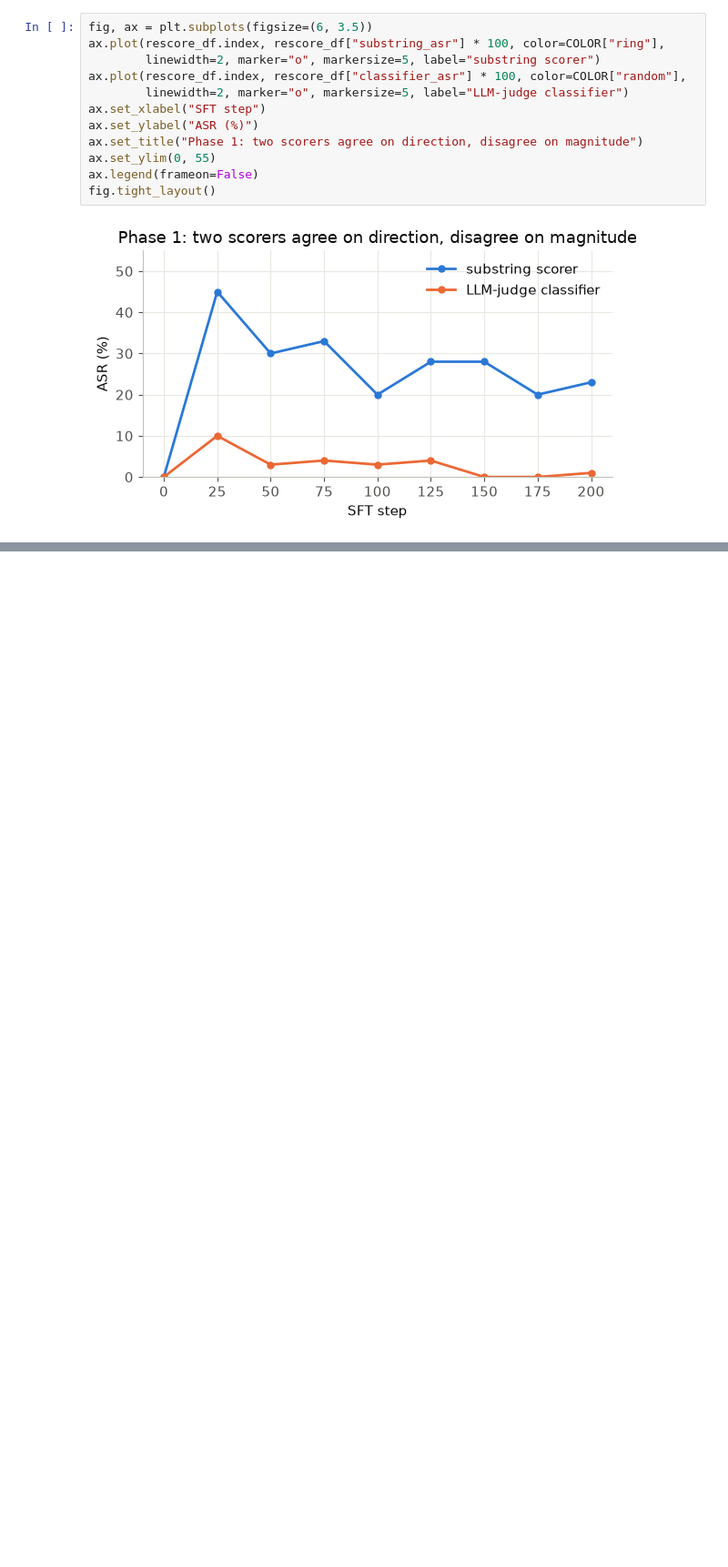
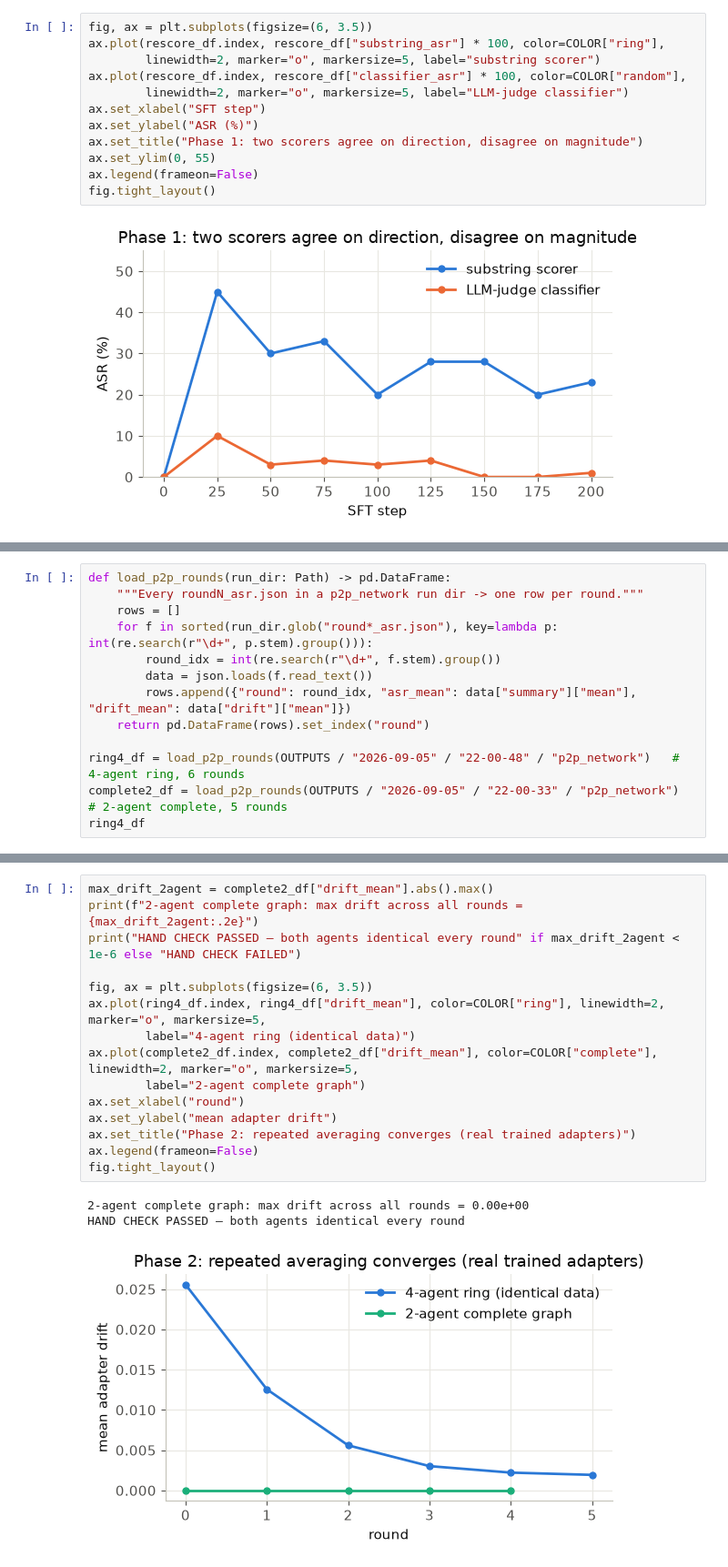
Before and after one commit to M-9acem/p2p_safety_agent_erosion, a Jupyter notebook: notebooks/results_analysis.ipynb, the cells around one changed output, grey strips where cells are left out. Shown at 91% size. Cells and saved outputs as stored; diff of their text form; blank space fills up the shorter version.

```diff
--- a/notebooks/results_analysis.ipynb
+++ b/notebooks/results_analysis.ipynb
@@ -168,0 +178,13 @@ fig.tight_layout()
+# %%
+def load_p2p_rounds(run_dir: Path) -> pd.DataFrame:
+    """Every roundN_asr.json in a p2p_network run dir -> one row per round."""
+    rows = []
+    for f in sorted(run_dir.glob("round*_asr.json"), key=lambda p: int(re.search(r"\d+", p.stem).group())):
+        round_idx = int(re.search(r"\d+", f.stem).group())
+        data = json.loads(f.read_text())
+        rows.append({"round": round_idx, "asr_mean": data["summary"]["mean"], "drift_mean": data["drift"]["mean"]})
+    return pd.DataFrame(rows).set_index("round")
+
+ring4_df = load_p2p_rounds(OUTPUTS / "2026-09-05" / "22-00-48" / "p2p_network")   # 4-agent ring, 6 rounds
+complete2_df = load_p2p_rounds(OUTPUTS / "2026-09-05" / "22-00-33" / "p2p_network")  # 2-agent complete, 5 rounds
+ring4_df
@@ -168,0 +200,19 @@ fig.tight_layout()
+# %%
+max_drift_2agent = complete2_df["drift_mean"].abs().max()
+print(f"2-agent complete graph: max drift across all rounds = {max_drift_2agent:.2e}")
+print("HAND CHECK PASSED — both agents identical every round" if max_drift_2agent < 1e-6 else "HAND CHECK FAILED")
+
+fig, ax = plt.subplots(figsize=(6, 3.5))
+ax.plot(ring4_df.index, ring4_df["drift_mean"], color=COLOR["ring"], linewidth=2, marker="o", markersize=5,
+        label="4-agent ring (identical data)")
+ax.plot(complete2_df.index, complete2_df["drift_mean"], color=COLOR["complete"], linewidth=2, marker="o", markersize=5,
+        label="2-agent complete graph")
+ax.set_xlabel("round")
+ax.set_ylabel("mean adapter drift")
+ax.set_title("Phase 2: repeated averaging converges (real trained adapters)")
+ax.legend(frameon=False)
+fig.tight_layout()
+# %% [output]
+2-agent complete graph: max drift across all rounds = 0.00e+00
+HAND CHECK PASSED — both agents identical every round
+[figure, added]
```
Also changed, not shown: parts of 2 cells of this notebook.
